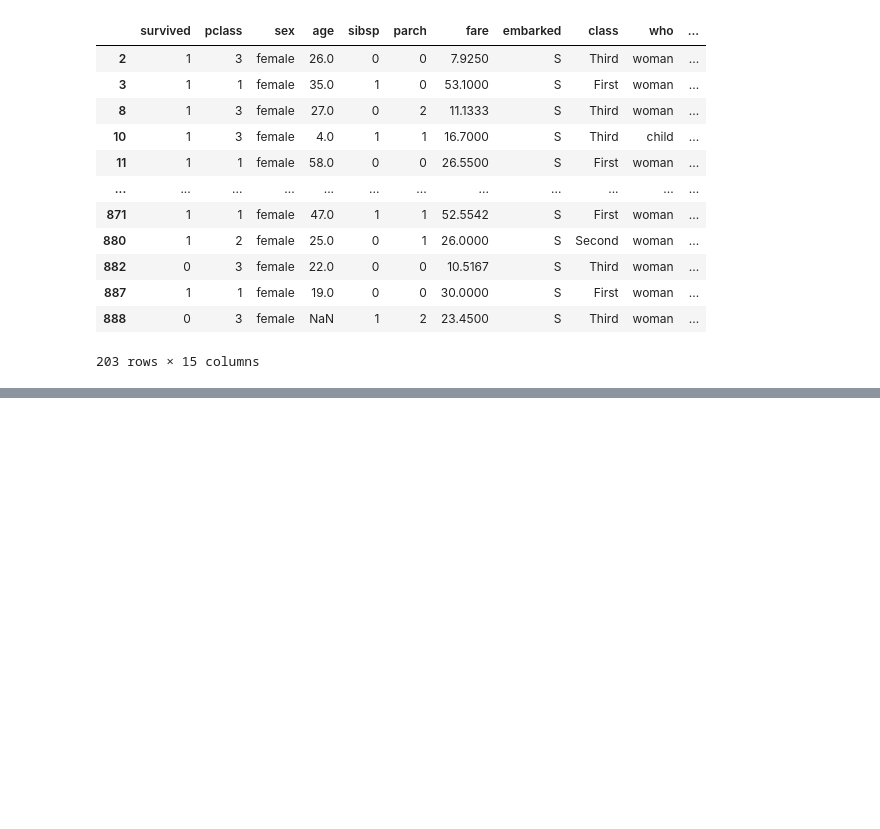
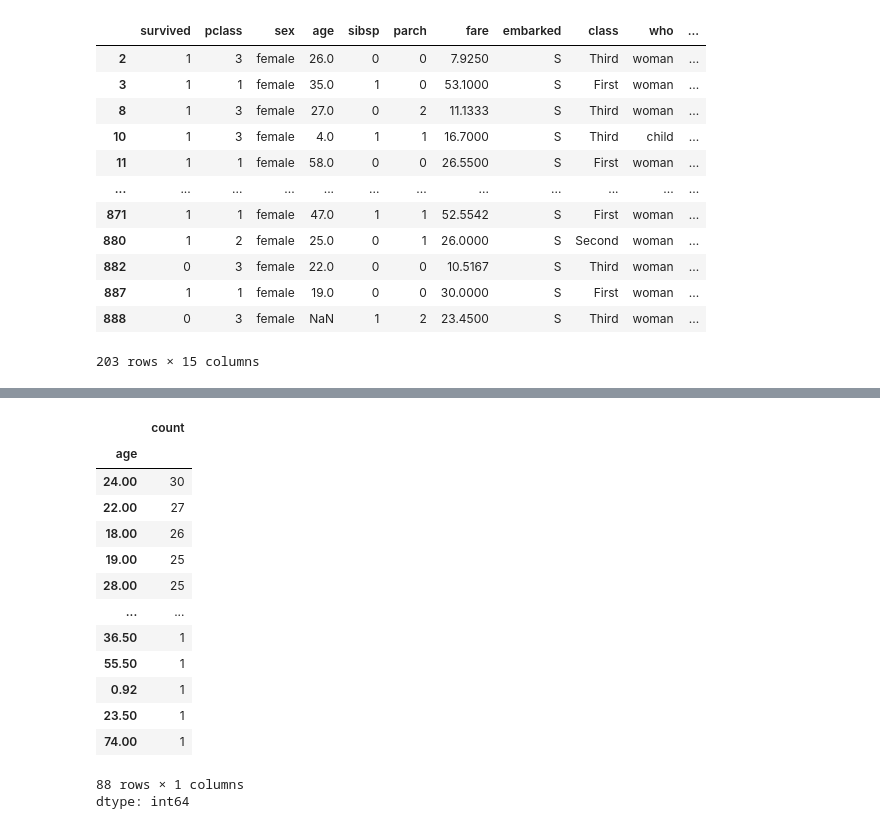
Before and after one commit to Syeda-Eman/40-days-of-Python, a Jupyter notebook: Day_7.ipynb, the cells around one changed output, grey strips where cells are left out. Cells and saved outputs as stored; diff of their text form; code cells hidden in the pictures; blank space fills up the shorter version.

```diff
--- a/Day_7.ipynb
+++ b/Day_7.ipynb
@@ -669,0 +689,18 @@ df[(df.embark_town=='Southampton') &
+# %%
+df.age.value_counts()
+# %% [output]
+|  | count |
+| age |  |
+| 24.00 | 30 |
+| 22.00 | 27 |
+| 18.00 | 26 |
+| 19.00 | 25 |
+| 28.00 | 25 |
+| ... | ... |
+| 36.50 | 1 |
+| 55.50 | 1 |
+| 0.92 | 1 |
+| 23.50 | 1 |
+| 74.00 | 1 |
+88 rows × 1 columns
+dtype: int64
```
Also changed, not shown: parts of 13 cells of this notebook.
